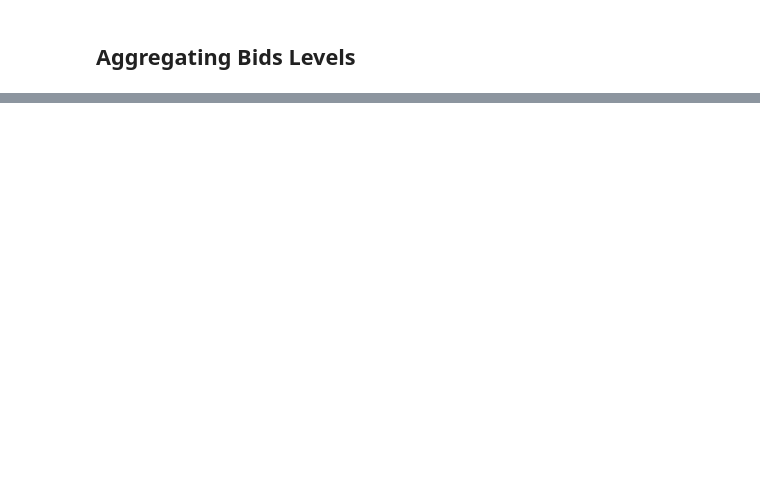
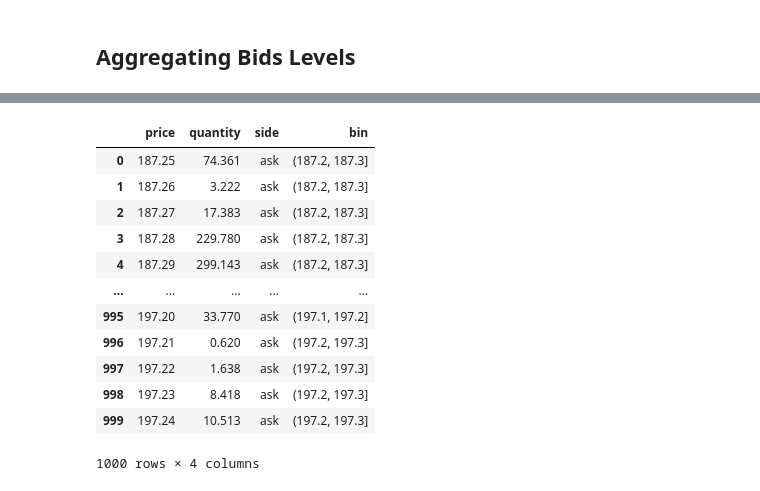
Before and after one commit to sakshammaggu/Algorithmic-Trading, a Jupyter notebook: 001-OrderBook/02-GetOrderBookThroughAPI/02-WithBinance/01-AggregatingOrderbookLevels/aggregatingOrderbookLevel.ipynb, the cells around one changed output, grey strips where cells are left out. Drawn from its saved outputs; the diff is of its cells as text; code cells hidden in the pictures; blank space fills up the shorter version.

```diff
--- a/001-OrderBook/02-GetOrderBookThroughAPI/02-WithBinance/01-AggregatingOrderbookLevels/aggregatingOrderbookLevel.ipynb
+++ b/001-OrderBook/02-GetOrderBookThroughAPI/02-WithBinance/01-AggregatingOrderbookLevels/aggregatingOrderbookLevel.ipynb
@@ -118,0 +152,8 @@ bids_levels
+# %%
+# Create a DataFrame for ask orders
+# Convert the asks data from the API response into a structured DataFrame
+# Each row contains: price level and quantity available at that price
+asks_levels = pd.DataFrame(data['asks'], columns=['price', 'quantity'], dtype=float)
+asks_levels['side'] = 'ask'  # Add a column to identify this as ask orders
+print(asks_levels)
+print(asks_levels.dtypes)  # Display data types of each column
@@ -118,0 +179,5 @@ bids_levels
+# %%
+# Calculate minimum ask level
+# Round down to nearest interval and subtract one interval to ensure all asks are included
+min_ask_level = (math.floor(min(asks_levels['price']) / float(interval)) - 1) * interval
+min_ask_level
@@ -118,0 +186,5 @@ bids_levels
+# %%
+# Calculate maximum ask level
+# Round up to next interval and add one more interval for complete binning
+max_ask_level = (math.ceil(max(asks_levels['price']) / float(interval)) + 1) * interval
+max_ask_level
@@ -118,0 +193,7 @@ bids_levels
+# %%
+# Create an array of price levels for ask binning
+# Generate price boundaries from min to max ask level with the specified interval
+ask_levels_bounds = [float(min_ask_level + interval * i)
+    for i in range(int((max_ask_level - min_ask_level) / interval) + 1)
+]
+ask_levels_bounds
@@ -118,0 +218,25 @@ bids_levels
+# %%
+# Assign each ask price to its corresponding price bin
+# right=True means intervals are right-inclusive (opposite of bids)
+# precision=10 ensures we don't lose decimal precision
+asks_levels["bin"] = pd.cut(
+    asks_levels['price'],
+    bins=ask_levels_bounds,
+    right=True,
+    precision=10
+)
+asks_levels
+# %% [output]
+|  | price | quantity | side | bin |
+| 0 | 187.25 | 74.361 | ask | (187.2, 187.3] |
+| 1 | 187.26 | 3.222 | ask | (187.2, 187.3] |
+| 2 | 187.27 | 17.383 | ask | (187.2, 187.3] |
+| 3 | 187.28 | 229.780 | ask | (187.2, 187.3] |
+| 4 | 187.29 | 299.143 | ask | (187.2, 187.3] |
+| ... | ... | ... | ... | ... |
+| 995 | 197.20 | 33.770 | ask | (197.1, 197.2] |
+| 996 | 197.21 | 0.620 | ask | (197.2, 197.3] |
+| 997 | 197.22 | 1.638 | ask | (197.2, 197.3] |
+| 998 | 197.23 | 8.418 | ask | (197.2, 197.3] |
+| 999 | 197.24 | 10.513 | ask | (197.2, 197.3] |
+1000 rows × 4 columns
```
Also changed, not shown: parts of 17 cells of this notebook.
